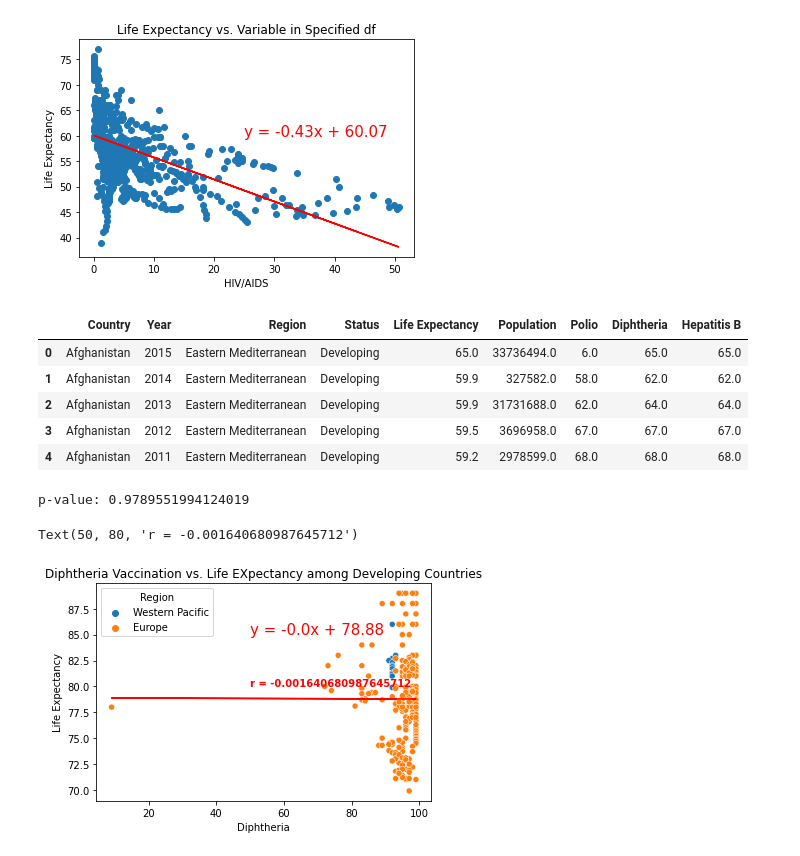
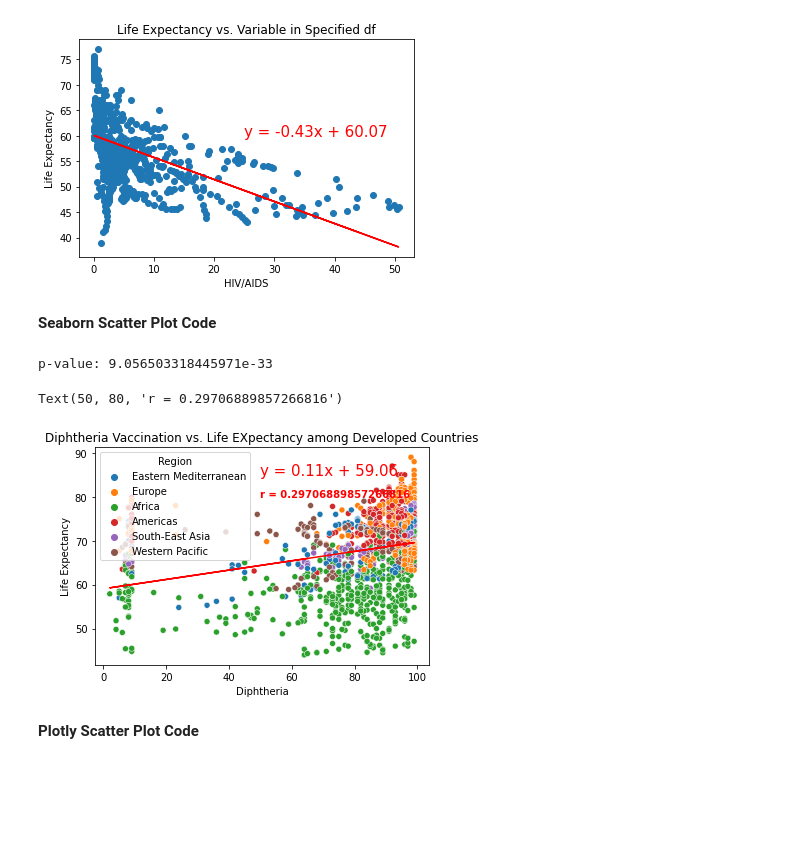
Before and after one commit to jaryan77/TeamTitans_Project_1, a Jupyter notebook: alex_final.ipynb, the cells around one changed output. Cells and saved outputs as stored; diff of their text form; code cells hidden in the pictures; blank space fills up the shorter version.

```diff
--- a/alex_final.ipynb
+++ b/alex_final.ipynb
@@ -312,31 +318,24 @@ plt.show()
 p-value: 8.468018498016822e-51
 r-value: -0.5089650632982948
 [figure]
-# %%
-immune_df.head()
-# %% [output]
-|  | Country | Year | Region | Status | Life Expectancy | Population | Polio | Diphtheria | Hepatitis B |
-| 0 | Afghanistan | 2015 | Eastern Mediterranean | Developing | 65.0 | 33736494.0 | 6.0 | 65.0 | 65.0 |
-| 1 | Afghanistan | 2014 | Eastern Mediterranean | Developing | 59.9 | 327582.0 | 58.0 | 62.0 | 62.0 |
-| 2 | Afghanistan | 2013 | Eastern Mediterranean | Developing | 59.9 | 31731688.0 | 62.0 | 64.0 | 64.0 |
-| 3 | Afghanistan | 2012 | Eastern Mediterranean | Developing | 59.5 | 3696958.0 | 67.0 | 67.0 | 67.0 |
-| 4 | Afghanistan | 2011 | Eastern Mediterranean | Developing | 59.2 | 2978599.0 | 68.0 | 68.0 | 68.0 |
+# %% [markdown]
+**Seaborn Scatter Plot Code**
 # %%
-(slope, intercept, rvalue, pvalue, stderr) = linregress(dev_immune["Diphtheria"], dev_immune['Life Expectancy'])
-regress_values = dev_immune["Diphtheria"] * slope + intercept
+(slope, intercept, rvalue, pvalue, stderr) = linregress(undev_immune["Diphtheria"], undev_immune['Life Expectancy'])
+regress_values = undev_immune["Diphtheria"] * slope + intercept
 
 print(f'p-value: {pvalue}')
 #print(f'r-value: {rvalue}')
 
 
-sns.scatterplot(data=dev_immune, x="Diphtheria", y="Life Expectancy", hue='Region', legend = True)
-plt.plot(dev_immune["Diphtheria"], regress_values, "r-")
-plt.title("Diphtheria Vaccination vs. Life EXpectancy among Developing Countries")
+sns.scatterplot(data=undev_immune, x="Diphtheria", y="Life Expectancy", hue='Region', legend = True)
+plt.plot(undev_immune["Diphtheria"], regress_values, "r-")
+plt.title("Diphtheria Vaccination vs. Life EXpectancy among Developed Countries")
 line_eq = "y = " + str(round(slope,2)) + "x + " + str(round(intercept,2))
 plt.annotate(line_eq,(50,85),fontsize=15,color="red")
 r_eq = f"r = {rvalue}"
 plt.annotate(r_eq, (50,80), color = "r", fontweight = "bold")
 # %% [output]
-p-value: 0.9789551994124019
+p-value: 9.056503318445971e-33
-Text(50, 80, 'r = -0.001640680987645712')
+Text(50, 80, 'r = 0.29706889857266816')
-[figure, old version]
+[figure, new version]
@@ -358 +342,3 @@ Text(50, 80, 'r = -0.001640680987645712')
+# %% [markdown]
+**Plotly Scatter Plot Code**
 # %%
```
Also changed, not shown: parts of 10 cells of this notebook.
